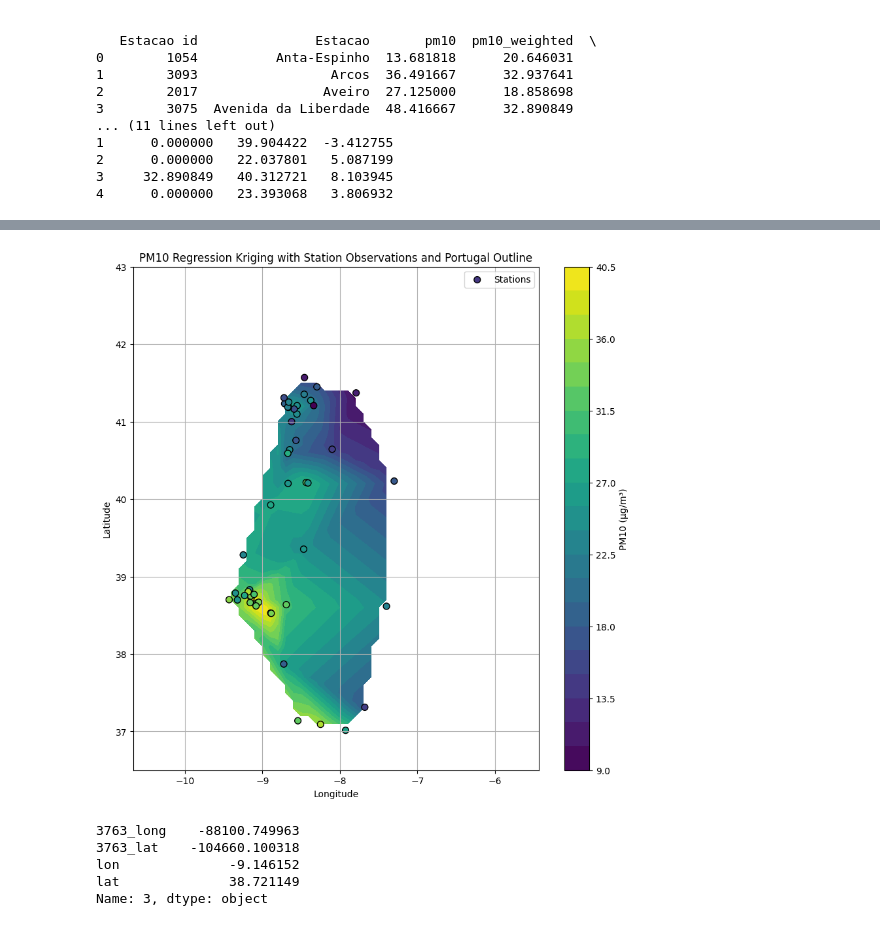
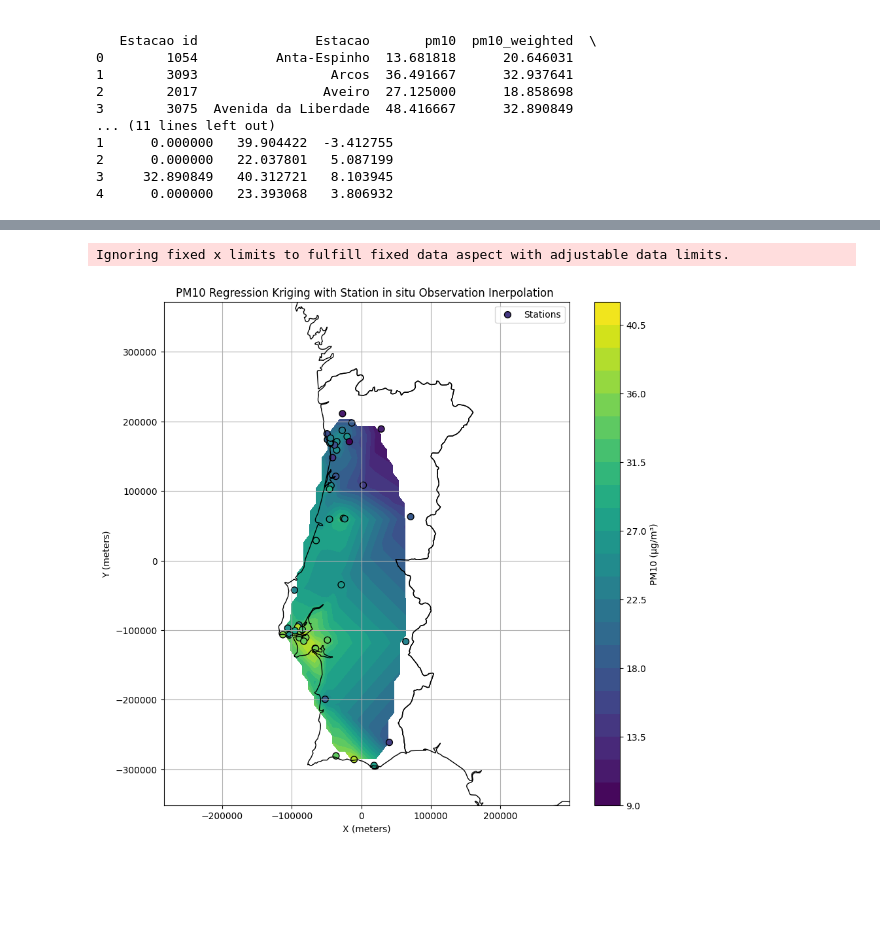
Before and after one commit to FC1104-XX/ProjIntegrador, a Jupyter notebook: kriging.ipynb, the cells around one changed output, grey strips where cells are left out. Drawn from its saved outputs; the diff is of its cells as text; code cells hidden in the pictures; blank space fills up the shorter version.

```diff
--- a/kriging.ipynb
+++ b/kriging.ipynb
@@ -114,54 +100,34 @@ final_pm10_grid = lasso_interp + residuals_interp
+# %%
+
+# Download better resolution Natural Earth data
+shpfilename = shpreader.natural_earth(resolution='10m',
+                                      category='cultural',
+                                      name='admin_0_countries')
+
+countries = gpd.read_file(shpfilename)
+
+# Filter Iberia and project
+iberia = countries[countries['NAME'].isin(['Portugal', 'Spain'])].to_crs("EPSG:3763")
 # %%
-
-from pyproj import Transformer
-import matplotlib.pyplot as plt
-
-# === Reproject CAMS grid properly ===
-transformer_grid = Transformer.from_crs("EPSG:4326", "EPSG:3763", always_xy=True)
-grid_x_flat, grid_y_flat = transformer_grid.transform(grid_lon.ravel(), grid_lat.ravel())
-grid_x_3763 = grid_x_flat.reshape(grid_lon.shape)
-grid_y_3763 = grid_y_flat.reshape(grid_lat.shape)
-
-# === Reproject station coordinates (EPSG:3763 to WGS84) ===
-transformer_pts = Transformer.from_crs("EPSG:3763", "EPSG:4326", always_xy=True)
-df["lon"], df["lat"] = transformer_pts.transform(df["3763_long"].values, df["3763_lat"].values)
-
-# === Define Portugal bounding box in WGS84 and reproject to EPSG:3763 ===
-bbox_lon = [-9.6, -6.2]
-bbox_lat = [36.9, 42.2]
-xmin, ymin = transformer_grid.transform(bbox_lon[0], bbox_lat[0])
-xmax, ymax = transformer_grid.transform(bbox_lon[1], bbox_lat[1])
-
-# === Plot kriging map with station points and bounding box ===
 plt.figure(figsize=(10, 10))
 
-# Plot kriged PM10 surface
-contour = plt.contourf(grid_lon, grid_lat, final_pm10_grid, cmap="viridis", levels=20)
+contour = plt.contourf(grid_x_3763, grid_y_3763, final_pm10_grid, cmap="viridis", levels=25)
 plt.colorbar(contour, label="PM10 (μg/m³)")
 
-# Plot reprojected station points (now in lat/lon)
-plt.scatter(df["lon"], df["lat"], c=df["pm10"], edgecolor="k", cmap="viridis", s=50, label="Stations")
+plt.scatter(df["3763_long"], df["3763_lat"], c=df["pm10"], cmap="viridis", edgecolor="k", s=50, label="Stations")
 
-# Plot bounding box as outline in lat/lon
-bbox_lons = [bbox_lon[0], bbox_lon[1], bbox_lon[1], bbox_lon[0], bbox_lon[0]]
-bbox_lats = [bbox_lat[0], bbox_lat[0], bbox_lat[1], bbox_lat[1], bbox_lat[0]]
-#plt.plot(bbox_lons, bbox_lats, color="black", linestyle="--", label="Portugal bounding box")
+iberia.boundary.plot(ax=plt.gca(), color='black', linewidth=1)
 
-plt.title("PM10 Regression Kriging with Station Observations and Portugal Outline")
-plt.xlabel("Longitude")
-plt.ylabel("Latitude")
+plt.title("PM10 Regression Kriging with Station in situ Observation Inerpolation ")
+plt.xlabel("X (meters)")
+plt.ylabel("Y (meters)")
 plt.legend()
 plt.grid(True)
 plt.axis("equal")
+plt.xlim(grid_x_3763.min(), grid_x_3763.max())
+plt.ylim(grid_y_3763.min(), grid_y_3763.max())
+
 plt.show()
 # %% [output]
+Ignoring fixed x limits to fulfill fixed data aspect with adjustable data limits.
-[figure, old version]
+[figure, new version]
-# %%
-lisbon_idx = df["pm10"].idxmax()  # Or use a known station ID
-print(df.loc[lisbon_idx, ["3763_long", "3763_lat", "lon", "lat"]])
-# %% [output]
-3763_long    -88100.749963
-3763_lat    -104660.100318
-lon              -9.146152
-lat              38.721149
-Name: 3, dtype: object
```
Also changed, not shown: parts of 18 cells of this notebook, 1 other file.
